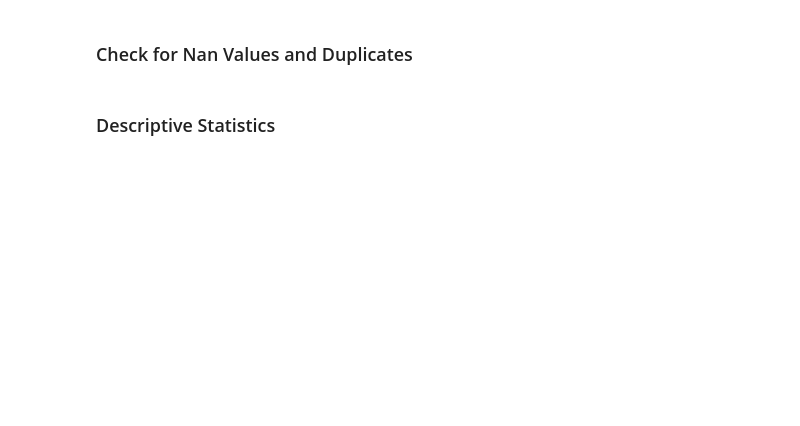
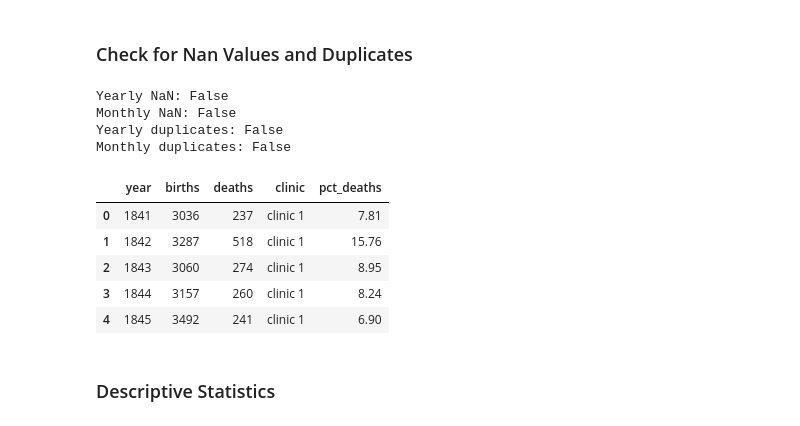
Before and after one commit to Fresnel-Fabian/100-Days-of-Code--Python, a Jupyter notebook: Day-80/Dr_Semmelweis_Handwashing_Discovery_(start).ipynb, the cells around one changed output. Saved outputs shown, nothing was run; the diff lists cells and outputs as text; code cells hidden in the pictures; blank space fills up the shorter version.

```diff
--- a/Day-80/Dr_Semmelweis_Handwashing_Discovery_(start).ipynb
+++ b/Day-80/Dr_Semmelweis_Handwashing_Discovery_(start).ipynb
@@ -61,4 +87,21 @@ df_monthly = pd.read_csv('monthly_deaths.csv',
 # %% [markdown]
 ### Check for Nan Values and Duplicates
+# %%
+print(f"Yearly NaN: {df_yearly.isna().values.any()}")
+print(f"Monthly NaN: {df_monthly.isna().values.any()}")
+print(f"Yearly duplicates: {df_yearly.duplicated().values.any()}")
+print(f"Monthly duplicates: {df_monthly.duplicated().values.any()}")
+df_yearly.head()
+# %% [output]
+Yearly NaN: False
+Monthly NaN: False
+Yearly duplicates: False
+Monthly duplicates: False
+|  | year | births | deaths | clinic | pct_deaths |
+| 0 | 1841 | 3036 | 237 | clinic 1 | 7.81 |
+| 1 | 1842 | 3287 | 518 | clinic 1 | 15.76 |
+| 2 | 1843 | 3060 | 274 | clinic 1 | 8.95 |
+| 3 | 1844 | 3157 | 260 | clinic 1 | 8.24 |
+| 4 | 1845 | 3492 | 241 | clinic 1 | 6.90 |
 # %% [markdown]
 ### Descriptive Statistics
```
Also changed, not shown: parts of 17 cells of this notebook.
